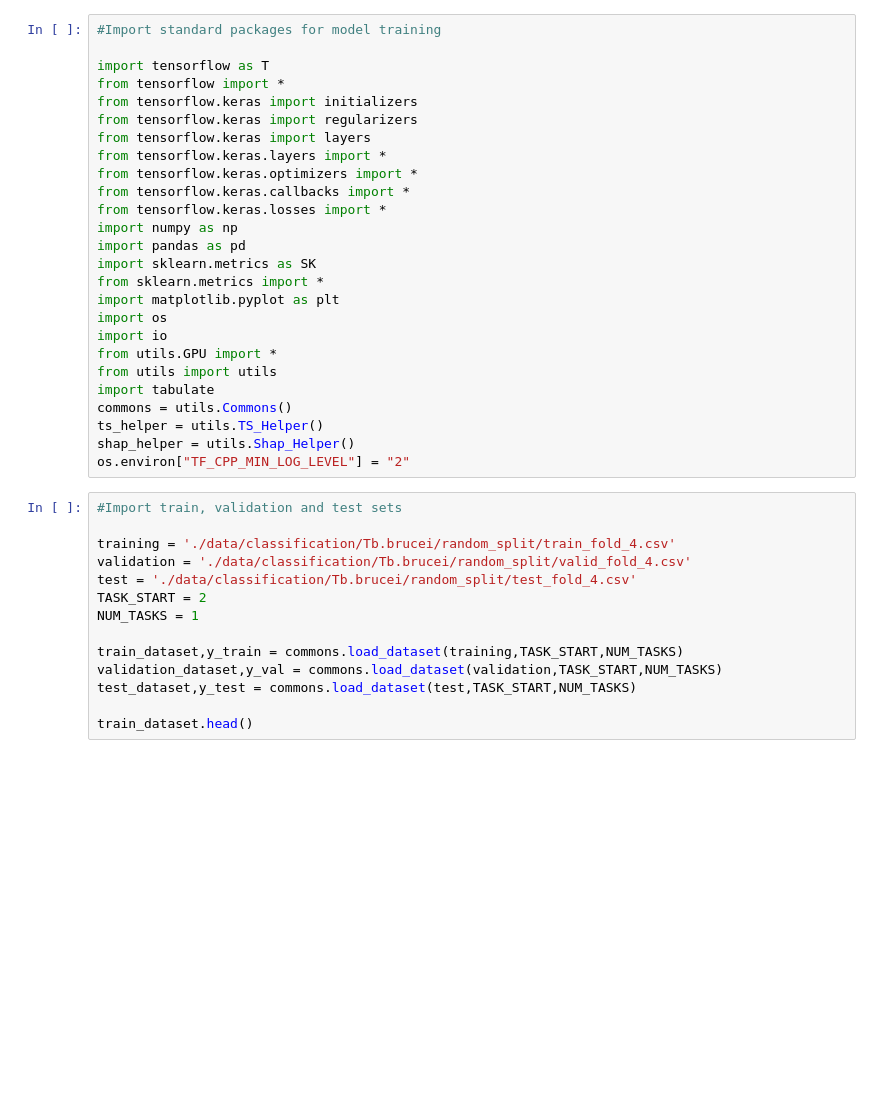
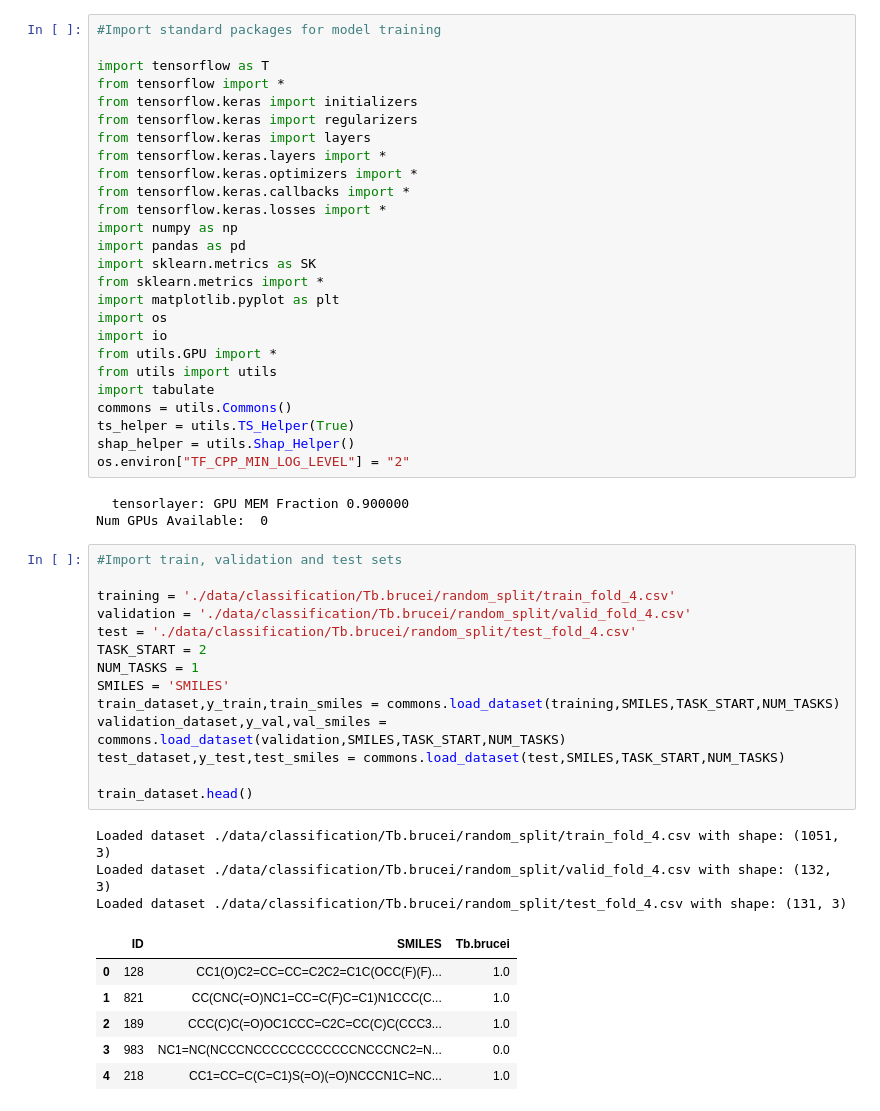
Before and after one commit to Laplace-py/Tropical, a Jupyter notebook: Github_Artigo/BaseModel_Classification_FFNN.ipynb, the cells around one changed output. Cells and saved outputs as stored; diff of their text form; blank space fills up the shorter version.

```diff
--- a/Github_Artigo/BaseModel_Classification_FFNN.ipynb
+++ b/Github_Artigo/BaseModel_Classification_FFNN.ipynb
@@ -21,23 +21,36 @@ from utils.GPU import *
 from utils import utils
 import tabulate
 commons = utils.Commons()
-ts_helper = utils.TS_Helper()
+ts_helper = utils.TS_Helper(True)
 shap_helper = utils.Shap_Helper()
 os.environ["TF_CPP_MIN_LOG_LEVEL"] = "2"
+# %% [output]
+  tensorlayer: GPU MEM Fraction 0.900000
+Num GPUs Available:  0
 # %%
 #Import train, validation and test sets
 
 training = './data/classification/Tb.brucei/random_split/train_fold_4.csv'
 validation = './data/classification/Tb.brucei/random_split/valid_fold_4.csv'
 test = './data/classification/Tb.brucei/random_split/test_fold_4.csv'
 TASK_START = 2
 NUM_TASKS = 1
-
-train_dataset,y_train = commons.load_dataset(training,TASK_START,NUM_TASKS)
-validation_dataset,y_val = commons.load_dataset(validation,TASK_START,NUM_TASKS)
-test_dataset,y_test = commons.load_dataset(test,TASK_START,NUM_TASKS)
+SMILES = 'SMILES'
+train_dataset,y_train,train_smiles = commons.load_dataset(training,SMILES,TASK_START,NUM_TASKS)
+validation_dataset,y_val,val_smiles = commons.load_dataset(validation,SMILES,TASK_START,NUM_TASKS)
+test_dataset,y_test,test_smiles = commons.load_dataset(test,SMILES,TASK_START,NUM_TASKS)
 
 train_dataset.head()
+# %% [output]
+Loaded dataset ./data/classification/Tb.brucei/random_split/train_fold_4.csv with shape: (1051, 3)
+Loaded dataset ./data/classification/Tb.brucei/random_split/valid_fold_4.csv with shape: (132, 3)
+Loaded dataset ./data/classification/Tb.brucei/random_split/test_fold_4.csv with shape: (131, 3)
+|  | ID | SMILES | Tb.brucei |
+| 0 | 128 | CC1(O)C2=CC=CC=C2C2=C1C(OCC(F)(F)... | 1.0 |
+| 1 | 821 | CC(CNC(=O)NC1=CC=C(F)C=C1)N1CCC(C... | 1.0 |
+| 2 | 189 | CCC(C)C(=O)OC1CCC=C2C=CC(C)C(CCC3... | 1.0 |
+| 3 | 983 | NC1=NC(NCCCNCCCCCCCCCCCCNCCCNC2=N... | 0.0 |
+| 4 | 218 | CC1=CC=C(C=C1)S(=O)(=O)NCCCN1C=NC... | 1.0 |
 # %%
 # calculate ECFP (defaut) fingerprints using RDKit
 FP_SIZE = 2048  #bit string size
```
Also changed, not shown: parts of 5 cells of this notebook, 5 other files.
